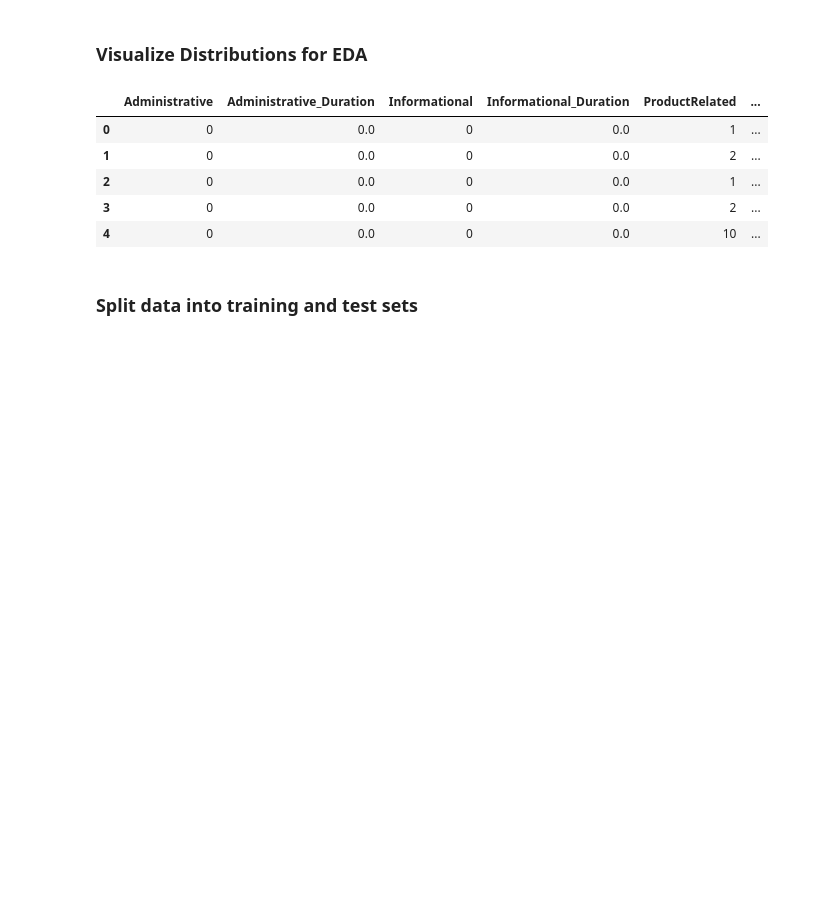
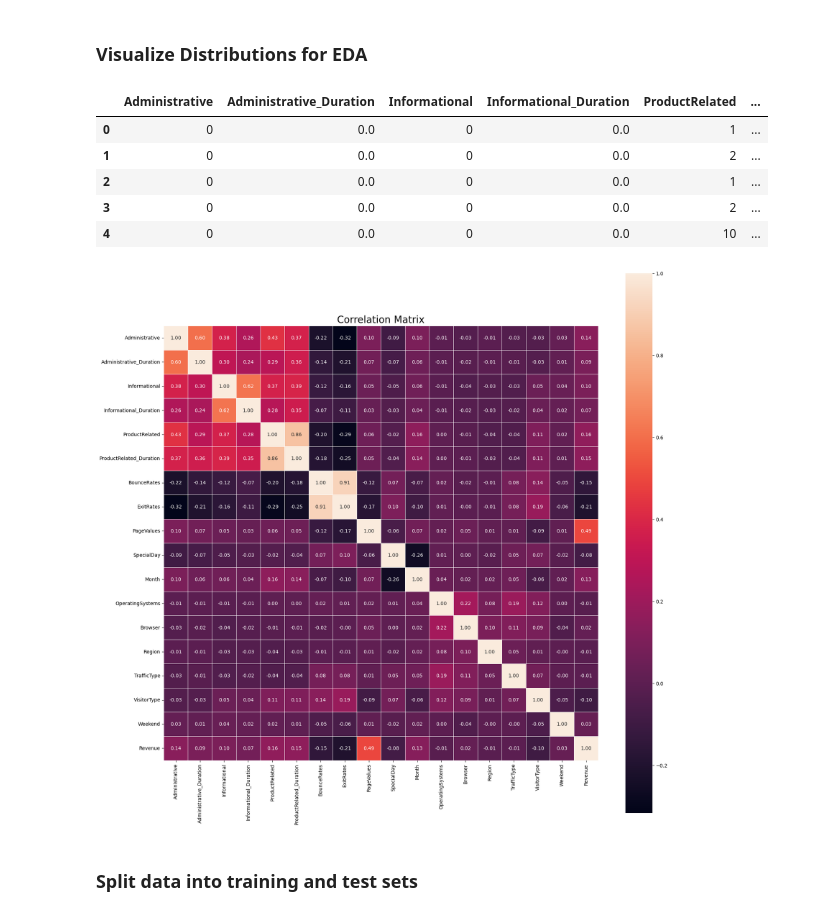
Before and after one commit to DaxKelson/aibootcampGroup3Project2, a Jupyter notebook: Project2.ipynb, the cells around one changed output. Drawn from its saved outputs; the diff is of its cells as text; code cells hidden in the pictures; blank space fills up the shorter version.

```diff
--- a/Project2.ipynb
+++ b/Project2.ipynb
@@ -88,3 +88,11 @@ online_shopping_df.head()
+# %%
+plt.figure()
+corr_map = sns.heatmap(data=online_shopping_df_without_strings.corr(), annot=True, square=True, cbar_kws={"shrink": .8}, fmt='.2f', linewidths=.5)
+corr_map.figure.set_size_inches(20, 25)
+plt.title('Correlation Matrix', fontsize=20)
+plt.show()
+# %% [output]
+[figure, added]
 # %% [markdown]
 ### Split data into training and test sets
 # %%
```
Also changed, not shown: parts of 25 cells of this notebook, 2 other files.
